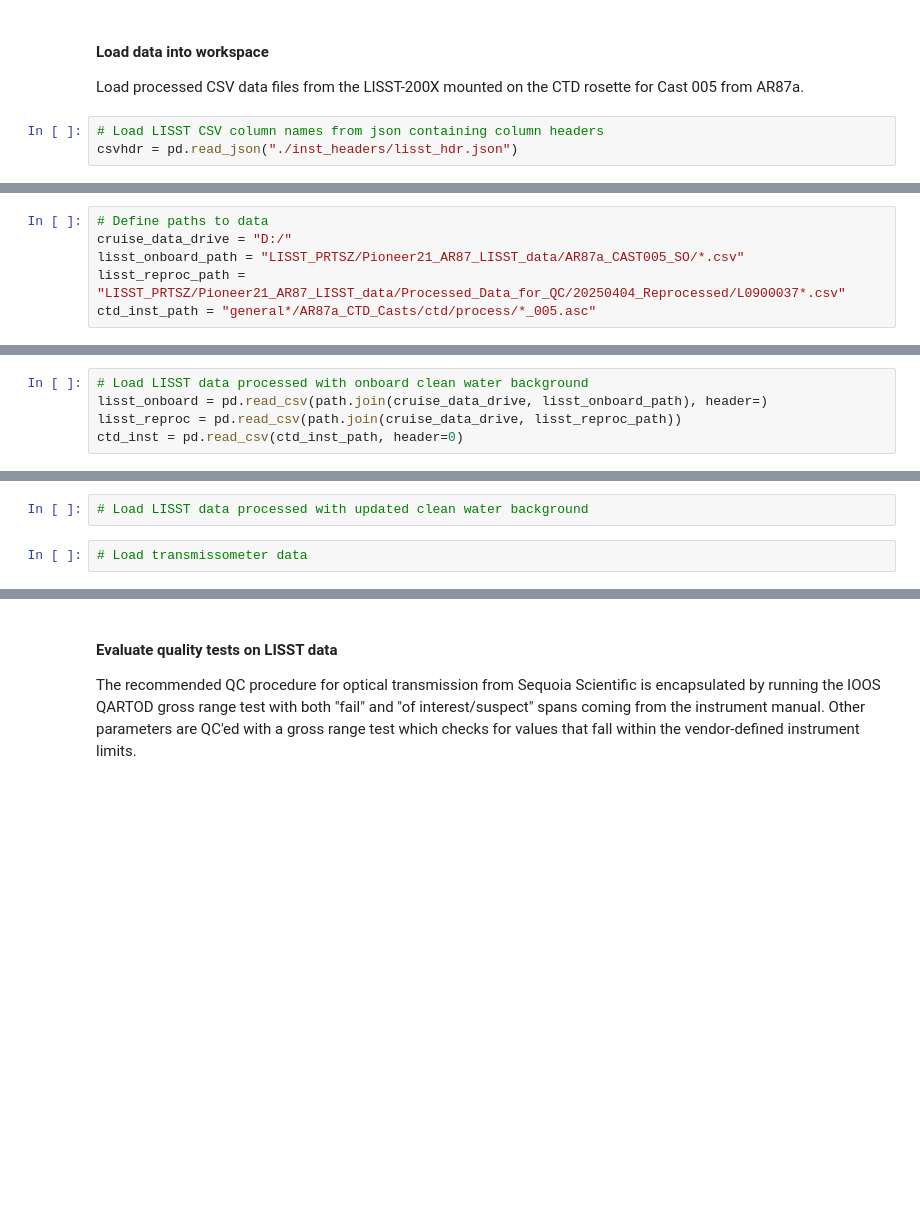
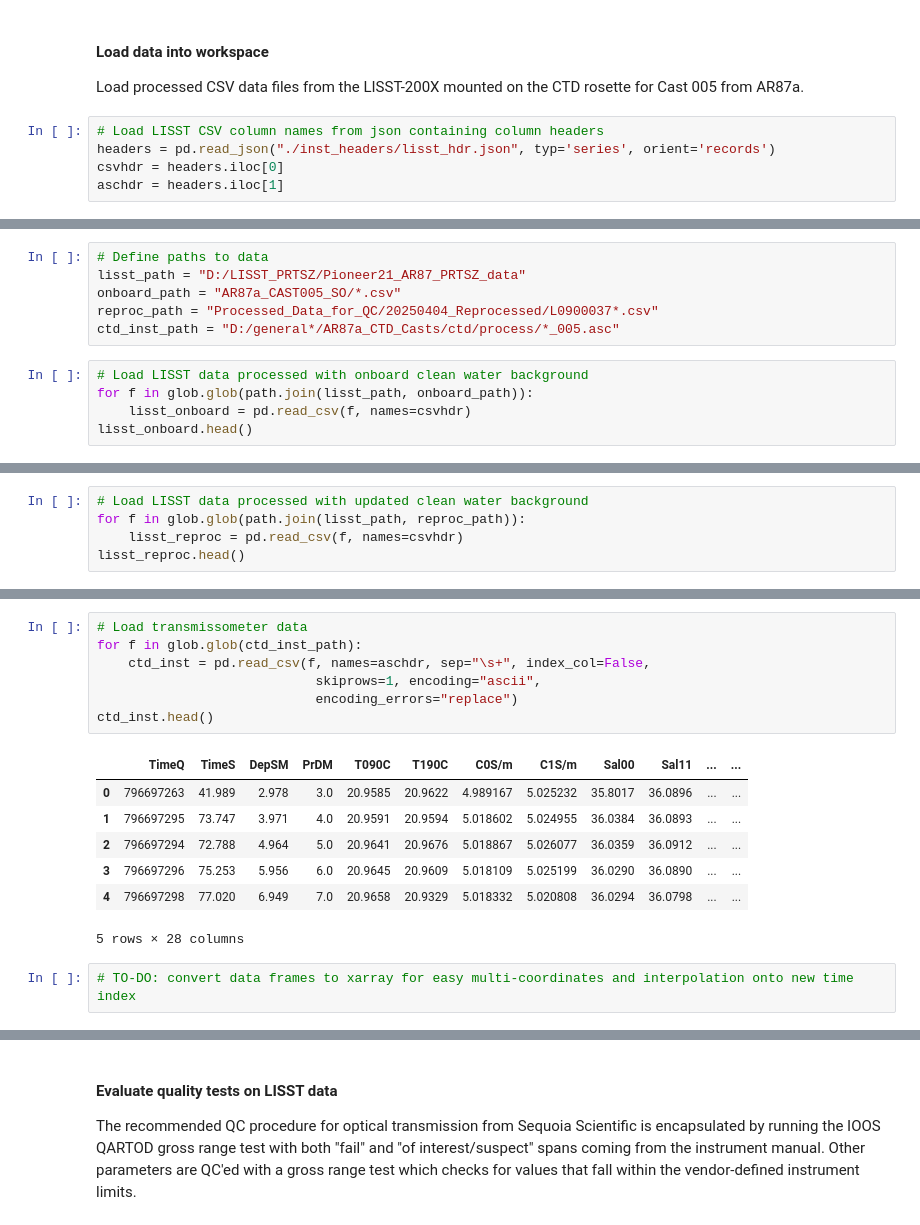
Before and after one commit to cooleyky/pioneer-21, a Jupyter notebook: 00-plot-ctd-lisst.ipynb, the cells around one changed output, grey strips where cells are left out. Cells and saved outputs as stored; diff of their text form; blank space fills up the shorter version.

```diff
--- a/00-plot-ctd-lisst.ipynb
+++ b/00-plot-ctd-lisst.ipynb
@@ -18,4 +23,6 @@ from ioos_qc.qartod import gross_range_test # guessing at this
 Load processed CSV data files from the LISST-200X mounted on the CTD rosette for Cast 005 from AR87a.
 # %%
 # Load LISST CSV column names from json containing column headers
-csvhdr = pd.read_json("./inst_headers/lisst_hdr.json")
+headers = pd.read_json("./inst_headers/lisst_hdr.json", typ='series', orient='records')
+csvhdr = headers.iloc[0]
+aschdr = headers.iloc[1]
@@ -22,6 +83,11 @@ csvhdr = pd.read_json("./inst_headers/lisst_hdr.json")
 # %%
 # Define paths to data
-cruise_data_drive = "D:/"
-lisst_onboard_path = "LISST_PRTSZ/Pioneer21_AR87_LISST_data/AR87a_CAST005_SO/*.csv"
-lisst_reproc_path = "LISST_PRTSZ/Pioneer21_AR87_LISST_data/Processed_Data_for_QC/20250404_Reprocessed/L0900037*.csv"
-ctd_inst_path = "general*/AR87a_CTD_Casts/ctd/process/*_005.asc"
+lisst_path = "D:/LISST_PRTSZ/Pioneer21_AR87_PRTSZ_data"
+onboard_path = "AR87a_CAST005_SO/*.csv"
+reproc_path = "Processed_Data_for_QC/20250404_Reprocessed/L0900037*.csv"
+ctd_inst_path = "D:/general*/AR87a_CTD_Casts/ctd/process/*_005.asc"
+# %%
+# Load LISST data processed with onboard clean water background
+for f in glob.glob(path.join(lisst_path, onboard_path)):
+    lisst_onboard = pd.read_csv(f, names=csvhdr)
+lisst_onboard.head()
@@ -28,5 +102,5 @@ ctd_inst_path = "general*/AR87a_CTD_Casts/ctd/process/*_005.asc"
 # %%
-# Load LISST data processed with onboard clean water background
-lisst_onboard = pd.read_csv(path.join(cruise_data_drive, lisst_onboard_path), header=)
-lisst_reproc = pd.read_csv(path.join(cruise_data_drive, lisst_reproc_path))
-ctd_inst = pd.read_csv(ctd_inst_path, header=0)
+# Load LISST data processed with updated clean water background
+for f in glob.glob(path.join(lisst_path, reproc_path)):
+    lisst_reproc = pd.read_csv(f, names=csvhdr)
+lisst_reproc.head()
@@ -33,7 +115,20 @@ ctd_inst = pd.read_csv(ctd_inst_path, header=0)
-# %%
-# Load LISST data processed with updated clean water background
-# %%
-# Load transmissometer data
+# %%
+# Load transmissometer data
+for f in glob.glob(ctd_inst_path):
+    ctd_inst = pd.read_csv(f, names=aschdr, sep="\s+", index_col=False,
+                            skiprows=1, encoding="ascii",
+                            encoding_errors="replace")
+ctd_inst.head()
+# %% [output]
+|  | TimeQ | TimeS | DepSM | PrDM | T090C | T190C | C0S/m | C1S/m | Sal00 | Sal11 | ... | ... |
+| 0 | 796697263 | 41.989 | 2.978 | 3.0 | 20.9585 | 20.9622 | 4.989167 | 5.025232 | 35.8017 | 36.0896 | ... | ... |
+| 1 | 796697295 | 73.747 | 3.971 | 4.0 | 20.9591 | 20.9594 | 5.018602 | 5.024955 | 36.0384 | 36.0893 | ... | ... |
+| 2 | 796697294 | 72.788 | 4.964 | 5.0 | 20.9641 | 20.9676 | 5.018867 | 5.026077 | 36.0359 | 36.0912 | ... | ... |
+| 3 | 796697296 | 75.253 | 5.956 | 6.0 | 20.9645 | 20.9609 | 5.018109 | 5.025199 | 36.0290 | 36.0890 | ... | ... |
+| 4 | 796697298 | 77.020 | 6.949 | 7.0 | 20.9658 | 20.9329 | 5.018332 | 5.020808 | 36.0294 | 36.0798 | ... | ... |
+5 rows × 28 columns
+# %%
+# TO-DO: convert data frames to xarray for easy multi-coordinates and interpolation onto new time index
 # %% [markdown]
 #### Plot Transmissometer and LISST data
 
```
Also changed, not shown: parts of 12 cells of this notebook, 1 other file.
